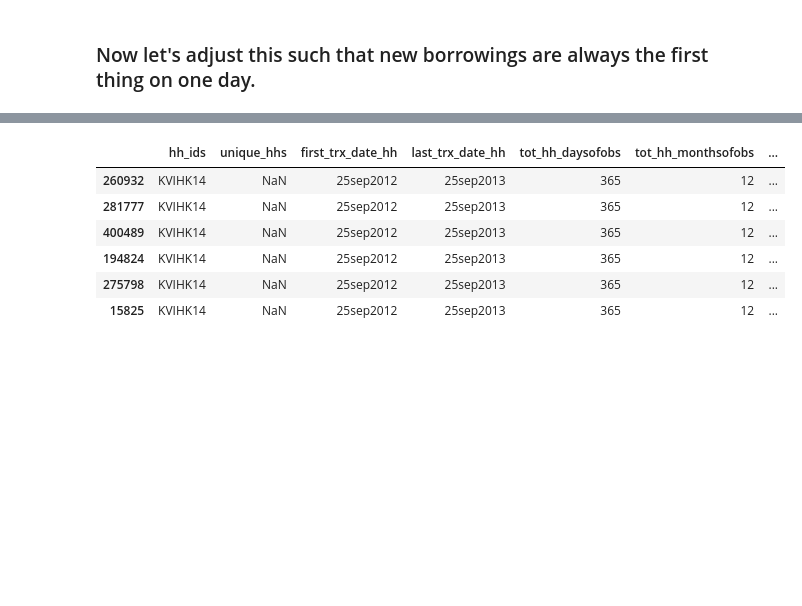
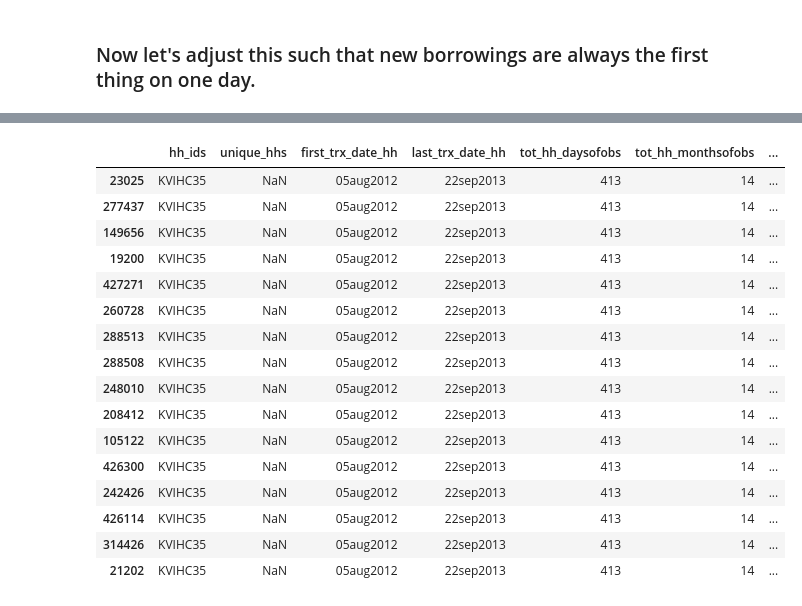
Before and after one commit to julclu/kenya_financial_diaries, a Jupyter notebook: ella/Truncation_Ella.ipynb, the cells around one changed output, grey strips where cells are left out. Cells and saved outputs as stored; diff of their text form; code cells hidden in the pictures; blank space fills up the shorter version.

```diff
--- a/ella/Truncation_Ella.ipynb
+++ b/ella/Truncation_Ella.ipynb
@@ -141,13 +151,13 @@ array(['60135893778700000.1', '60135893778700000.2'], dtype=object)
 # %%
 for acc in dfb["account_ids"]:
     i=0
-    indic = []
+    indices = []
     index_bor = 0
     lna = dfb[dfb["account_ids"]==acc]
     lna = lna.sort_values("trx_stdtime_days_acc")
     for d in lna["trx_stdtime_days_acc"].unique():
         if lna[lna["trx_stdtime_days_acc"]==d].shape[0]==1:
-            indic.append(lna[lna["trx_stdtime_days_acc"]==d].index[0])
+            indices.append(lna[lna["trx_stdtime_days_acc"]==d].index[0])
         elif lna[lna["trx_stdtime_days_acc"]==d].shape[0]>1:
             if lna[(lna["trx_stdtime_days_acc"]==d)&((lna["trx_prx_purpose"]=="2. New borrowing")|(lna["trx_prx_purpose"]=="2. New borrowing (individual portion)")|(lna["trx_prx_purpose"]=="1. Starting balance (today)"))].shape[0]>1:
                 print("Check manually: several new borrowings on the same day.")
@@ -155,14 +165,16 @@ for acc in dfb["account_ids"]:
                 for kind in ["2. New borrowing","2. New borrowing (individual portion)","1. Starting balance (today)"]:
                     if kind in lna[lna["trx_stdtime_days_acc"]==d]["trx_prx_purpose"].unique():
                         index_bor = lna[(lna["trx_stdtime_days_acc"]==d) & (lna["trx_prx_purpose"]==kind)].index[0]
-                        indic.append(index_bor)
+                        indices.append(index_bor)
                         for i in lna[lna["trx_stdtime_days_acc"]==d].index.drop(index_bor):
-                           indic.append(i)
+                           indices.append(i)
             else:
                 for i in lna[lna["trx_stdtime_days_acc"]==d].index:
-                    indic.append(i)
-    lna = lna.loc[indic,]
-    v=0
+                    indices.append(i)
+    # here we reindex only the lna dataset, it would be nice if we could reindex the whole dataset.
+    # But maybe it does not matter actually.
+    lna = lna.loc[indices,]
+    v=1
     acc = lna["account_ids"].unique()[0]
     a = lna["account_ids"].unique()[0]+".1"
     for index, row in lna.iterrows():
@@ -172,3 +184,5 @@ for acc in dfb["account_ids"]:
             dfb.at[index,"new_account_ids"]=a
         else:
              dfb.at[index,"new_account_ids"]=a
+    if acc == "59134942469700000":
+        break
@@ -175,10 +209,20 @@ for acc in dfb["account_ids"]:
 # %%
-dfb[dfb["account_ids"]=="60135893778700000"].sort_values("trx_stdtime_days_acc")
+dfb[dfb["account_ids"]=="59134942469700000"].sort_values("trx_stdtime_days_acc")
 # %% [output]
 |  | hh_ids | unique_hhs | first_trx_date_hh | last_trx_date_hh | tot_hh_daysofobs | tot_hh_monthsofobs | ... |
-| 260932 | KVIHK14 | NaN | 25sep2012 | 25sep2013 | 365 | 12 | ... |
-| 281777 | KVIHK14 | NaN | 25sep2012 | 25sep2013 | 365 | 12 | ... |
-| 400489 | KVIHK14 | NaN | 25sep2012 | 25sep2013 | 365 | 12 | ... |
-| 194824 | KVIHK14 | NaN | 25sep2012 | 25sep2013 | 365 | 12 | ... |
-| 275798 | KVIHK14 | NaN | 25sep2012 | 25sep2013 | 365 | 12 | ... |
-| 15825 | KVIHK14 | NaN | 25sep2012 | 25sep2013 | 365 | 12 | ... |
+| 23025 | KVIHC35 | NaN | 05aug2012 | 22sep2013 | 413 | 14 | ... |
+| 277437 | KVIHC35 | NaN | 05aug2012 | 22sep2013 | 413 | 14 | ... |
+| 149656 | KVIHC35 | NaN | 05aug2012 | 22sep2013 | 413 | 14 | ... |
+| 19200 | KVIHC35 | NaN | 05aug2012 | 22sep2013 | 413 | 14 | ... |
+| 427271 | KVIHC35 | NaN | 05aug2012 | 22sep2013 | 413 | 14 | ... |
+| 260728 | KVIHC35 | NaN | 05aug2012 | 22sep2013 | 413 | 14 | ... |
+| 288513 | KVIHC35 | NaN | 05aug2012 | 22sep2013 | 413 | 14 | ... |
+| 288508 | KVIHC35 | NaN | 05aug2012 | 22sep2013 | 413 | 14 | ... |
+| 248010 | KVIHC35 | NaN | 05aug2012 | 22sep2013 | 413 | 14 | ... |
+| 208412 | KVIHC35 | NaN | 05aug2012 | 22sep2013 | 413 | 14 | ... |
+| 105122 | KVIHC35 | NaN | 05aug2012 | 22sep2013 | 413 | 14 | ... |
+| 426300 | KVIHC35 | NaN | 05aug2012 | 22sep2013 | 413 | 14 | ... |
+| 242426 | KVIHC35 | NaN | 05aug2012 | 22sep2013 | 413 | 14 | ... |
+| 426114 | KVIHC35 | NaN | 05aug2012 | 22sep2013 | 413 | 14 | ... |
+| 314426 | KVIHC35 | NaN | 05aug2012 | 22sep2013 | 413 | 14 | ... |
+| 21202 | KVIHC35 | NaN | 05aug2012 | 22sep2013 | 413 | 14 | ... |
```
Also changed, not shown: parts of 3 cells of this notebook.
